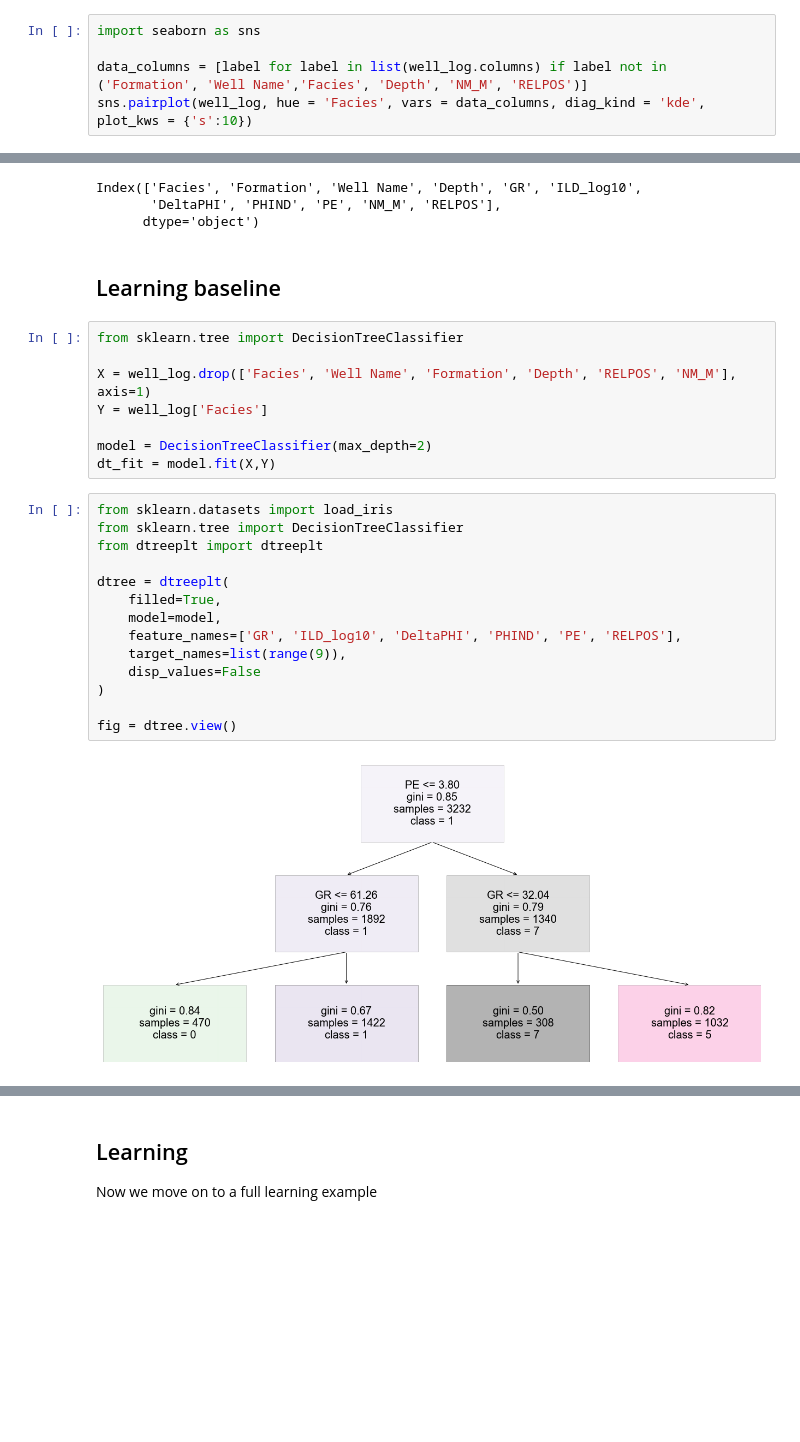
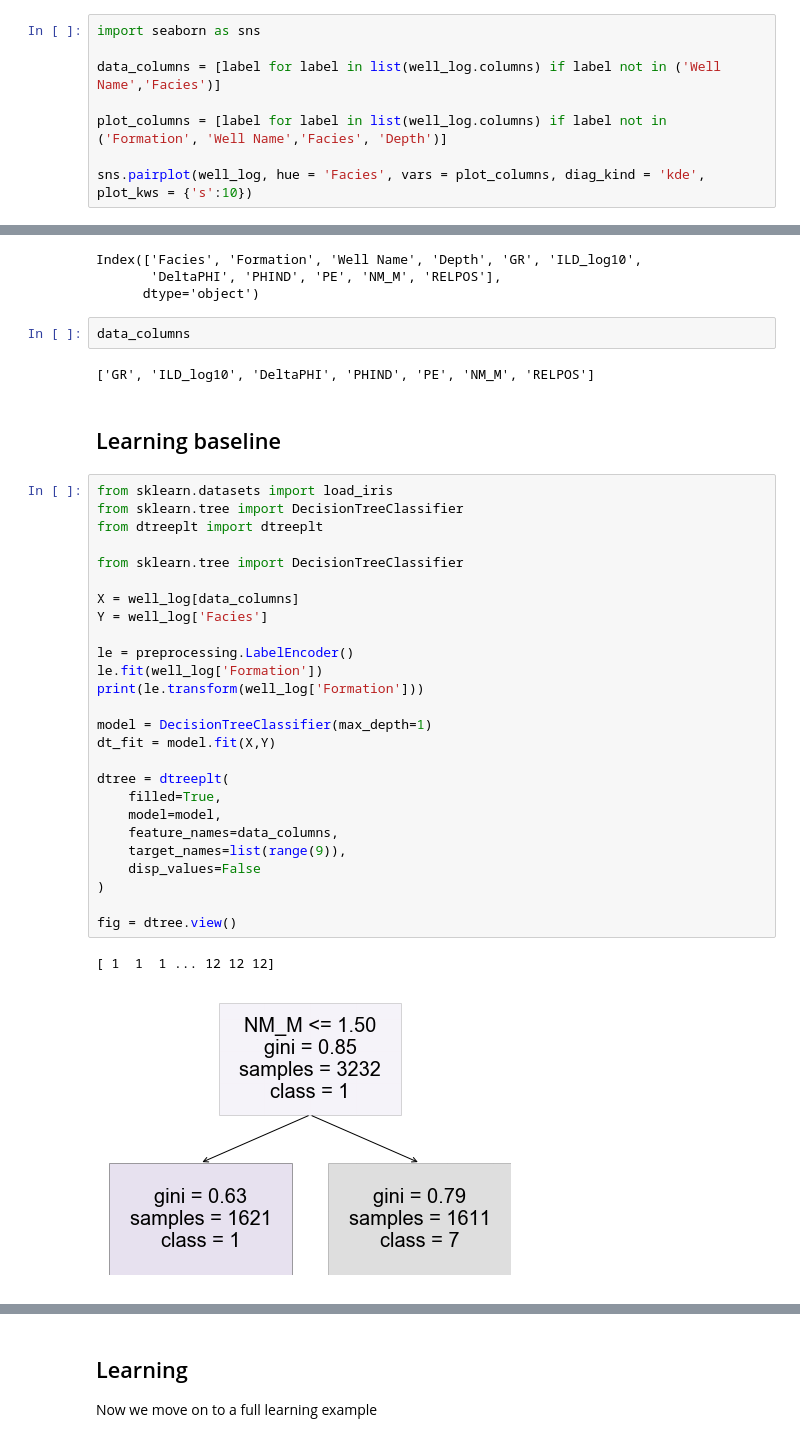
Before and after one commit to nshea3/SEG_Facies_Classification, a Jupyter notebook: welllogs.ipynb, the cells around one changed output, grey strips where cells are left out. Saved outputs shown, nothing was run; the diff lists cells and outputs as text; blank space fills up the shorter version.

Commit message:
Hyperparameter optimization, fixed overfitting and generalizing well. Adding formation feature back in

```diff
--- a/welllogs.ipynb
+++ b/welllogs.ipynb
@@ -45,7 +58,10 @@ well_log.describe()
 # %%
 import seaborn as sns
 
-data_columns = [label for label in list(well_log.columns) if label not in ('Formation', 'Well Name','Facies', 'Depth', 'NM_M', 'RELPOS')]
-sns.pairplot(well_log, hue = 'Facies', vars = data_columns, diag_kind = 'kde', plot_kws = {'s':10})
+data_columns = [label for label in list(well_log.columns) if label not in ('Well Name','Facies')]
+
+plot_columns = [label for label in list(well_log.columns) if label not in ('Formation', 'Well Name','Facies', 'Depth')]
+
+sns.pairplot(well_log, hue = 'Facies', vars = plot_columns, diag_kind = 'kde', plot_kws = {'s':10})
 # %% [output]
 <seaborn.axisgrid.PairGrid at 0x...>
@@ -72,29 +88,38 @@ well_log.columns
 Index(['Facies', 'Formation', 'Well Name', 'Depth', 'GR', 'ILD_log10',
        'DeltaPHI', 'PHIND', 'PE', 'NM_M', 'RELPOS'],
       dtype='object')
+# %%
+data_columns
+# %% [output]
+['GR', 'ILD_log10', 'DeltaPHI', 'PHIND', 'PE', 'NM_M', 'RELPOS']
 # %% [markdown]
 ## Learning baseline <a name="learningbaseline">
-# %%
-from sklearn.tree import DecisionTreeClassifier
-
-X = well_log.drop(['Facies', 'Well Name', 'Formation', 'Depth', 'RELPOS', 'NM_M'], axis=1)
-Y = well_log['Facies']
-
-model = DecisionTreeClassifier(max_depth=2)
-dt_fit = model.fit(X,Y)
 # %%
 from sklearn.datasets import load_iris
 from sklearn.tree import DecisionTreeClassifier
 from dtreeplt import dtreeplt
 
+from sklearn.tree import DecisionTreeClassifier
+
+X = well_log[data_columns]
+Y = well_log['Facies']
+
+le = preprocessing.LabelEncoder()
+le.fit(well_log['Formation'])
+print(le.transform(well_log['Formation']))
+
+model = DecisionTreeClassifier(max_depth=1)
+dt_fit = model.fit(X,Y)
+
 dtree = dtreeplt(
     filled=True,
     model=model,
-    feature_names=['GR', 'ILD_log10', 'DeltaPHI', 'PHIND', 'PE', 'RELPOS'],
+    feature_names=data_columns,
     target_names=list(range(9)),
     disp_values=False
 )
 
 fig = dtree.view()
 # %% [output]
+[ 1  1  1 ... 12 12 12]
-[figure, old version]
+[figure, new version]
```
Also changed, not shown: parts of 26 cells of this notebook.
